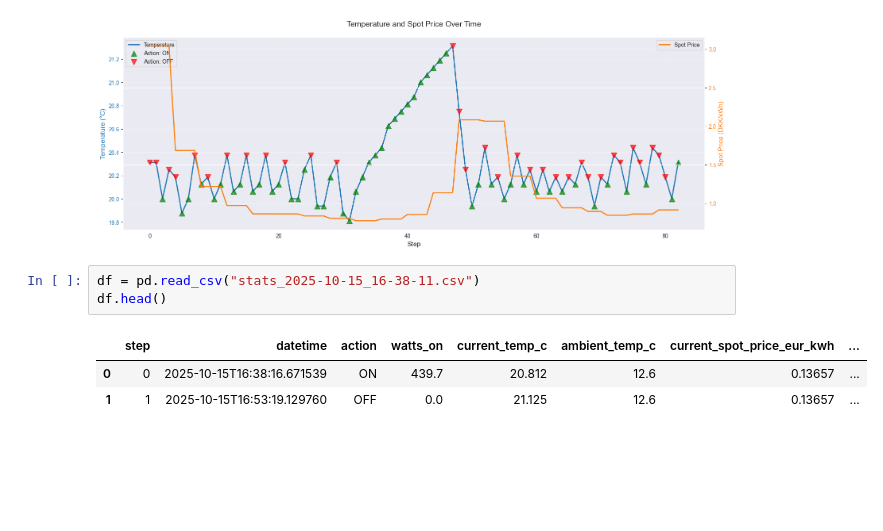
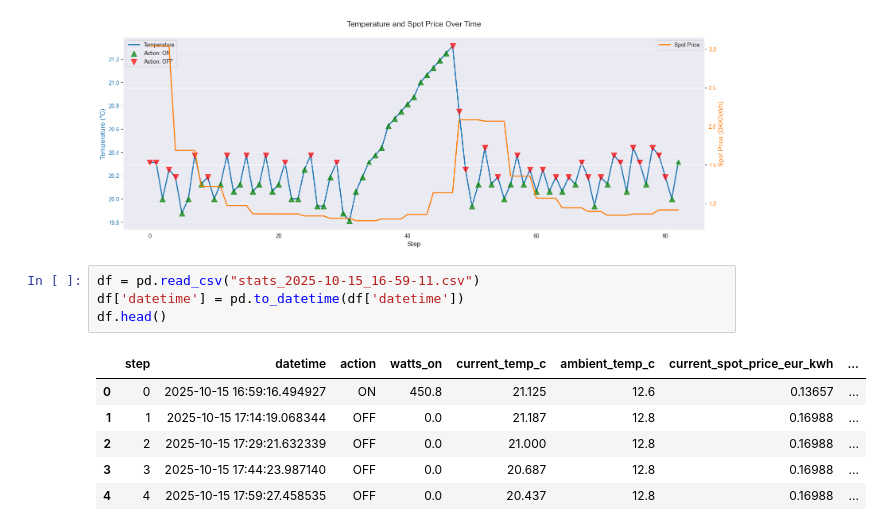
Before and after one commit to KaffeDiem/mpc-prototype, a Jupyter notebook: data/plot.ipynb, the cells around one changed output. Saved outputs shown, nothing was run; the diff lists cells and outputs as text; blank space fills up the shorter version.

```diff
--- a/data/plot.ipynb
+++ b/data/plot.ipynb
@@ -55,12 +56,16 @@ plt.show()
 # %% [output]
 [figure]
 # %%
-df = pd.read_csv("stats_2025-10-15_16-38-11.csv")
+df = pd.read_csv("stats_2025-10-15_16-59-11.csv")
+df['datetime'] = pd.to_datetime(df['datetime'])
 df.head()
 # %% [output]
 |  | step | datetime | action | watts_on | current_temp_c | ambient_temp_c | current_spot_price_eur_kwh | ... |
-| 0 | 0 | 2025-10-15T16:38:16.671539 | ON | 439.7 | 20.812 | 12.6 | 0.13657 | ... |
-| 1 | 1 | 2025-10-15T16:53:19.129760 | OFF | 0.0 | 21.125 | 12.6 | 0.13657 | ... |
+| 0 | 0 | 2025-10-15 16:59:16.494927 | ON | 450.8 | 21.125 | 12.6 | 0.13657 | ... |
+| 1 | 1 | 2025-10-15 17:14:19.068344 | OFF | 0.0 | 21.187 | 12.8 | 0.16988 | ... |
+| 2 | 2 | 2025-10-15 17:29:21.632339 | OFF | 0.0 | 21.000 | 12.8 | 0.16988 | ... |
+| 3 | 3 | 2025-10-15 17:44:23.987140 | OFF | 0.0 | 20.687 | 12.8 | 0.16988 | ... |
+| 4 | 4 | 2025-10-15 17:59:27.458535 | OFF | 0.0 | 20.437 | 12.8 | 0.16988 | ... |
 # %%
 fig, ax1 = plt.subplots(figsize=(16, 6))
 
```
Also changed, not shown: parts of 3 cells of this notebook, 1 other file.
